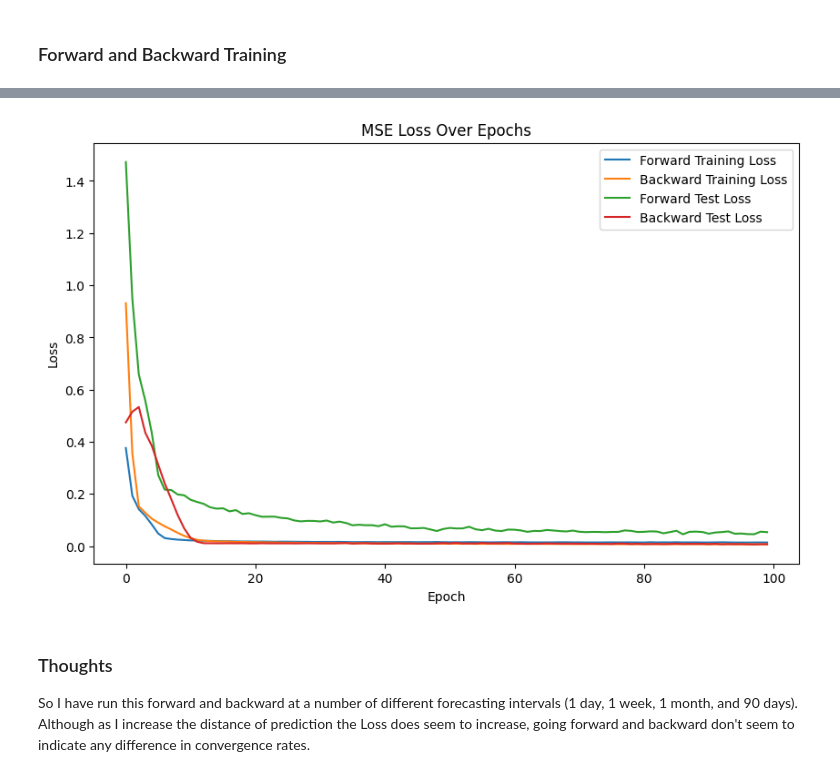
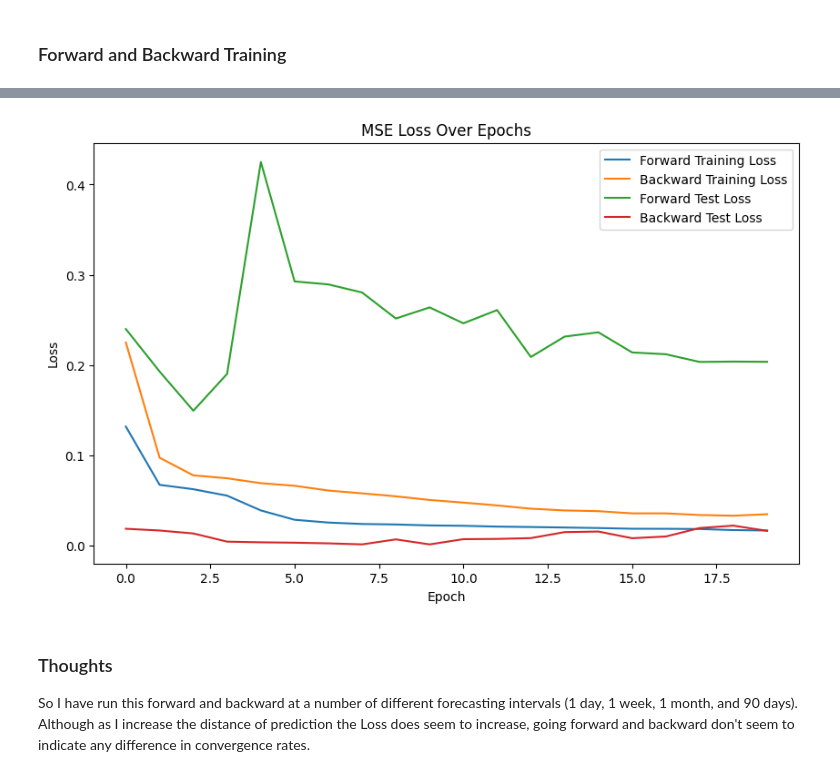
Before and after one commit to ChrisGuarino/PastPredict, a Jupyter notebook: chris_main.ipynb, the cells around one changed output, grey strips where cells are left out. Cells and saved outputs as stored; diff of their text form; code cells hidden in the pictures.

```diff
--- a/chris_main.ipynb
+++ b/chris_main.ipynb
@@ -6,7 +6,7 @@ from pandas_datareader import data as pdr
 import yfinance as yf
 yf.pdr_override()
 
-df = pdr.get_data_yahoo("IBM", start="2019-01-01", end="2024-01-01")
+df = pdr.get_data_yahoo("IBM", start="1974-01-01", end="2024-01-01")
 # %% [output]
 [*********************100%%**********************]  1 of 1 completed
 # %%
@@ -37,7 +37,7 @@ def create_sequences(data, seq_length, prediction_length):
     return np.array(xs), np.array(ys)
 
 seq_length = 5
-predicition_length = 1
+predicition_length = 365
 X_fwd, y_fwd = create_sequences(scaled_features_fwd, seq_length,predicition_length)
 X_bkwd, y_bkwd = create_sequences(scaled_features_bkwd, seq_length, predicition_length)
 # %%
@@ -155,7 +155,7 @@ else: print("Running on CPU")
 model = SimpleRNN(input_size=6, hidden_size=20, output_size=1).to(device)
 criterion = nn.MSELoss()
 optimizer = optim.Adam(model.parameters(), lr=0.001)
-num_epochs = 100
+num_epochs = 20
 
 loss_values_fwd_train, loss_values_fwd_test = training_loop(
     num_epochs=num_epochs,
@@ -171,7 +171,7 @@ loss_values_fwd_train, loss_values_fwd_test = training_loop(
 model = SimpleRNN(input_size=6, hidden_size=20, output_size=1).to(device)
 criterion = nn.MSELoss()
 optimizer = optim.Adam(model.parameters(), lr=0.001)
-num_epochs = 100
+num_epochs = 20
 
 loss_values_bkwd_train, loss_values_bkwd_test = training_loop(
     num_epochs=num_epochs,
@@ -214,4 +214,4 @@ Epoch [100/100], Test Loss: 0.0078
-[figure, old version]
+[figure, new version]
 # %% [markdown]
 ### Thoughts
 So I have run this forward and backward at a number of different forecasting intervals (1 day, 1 week, 1 month, and 90 days). Although as I increase the distance of prediction the Loss does seem to increase, going forward and backward don't seem to indicate any difference in convergence rates.
```
Also changed, not shown: parts of 3 cells of this notebook.
